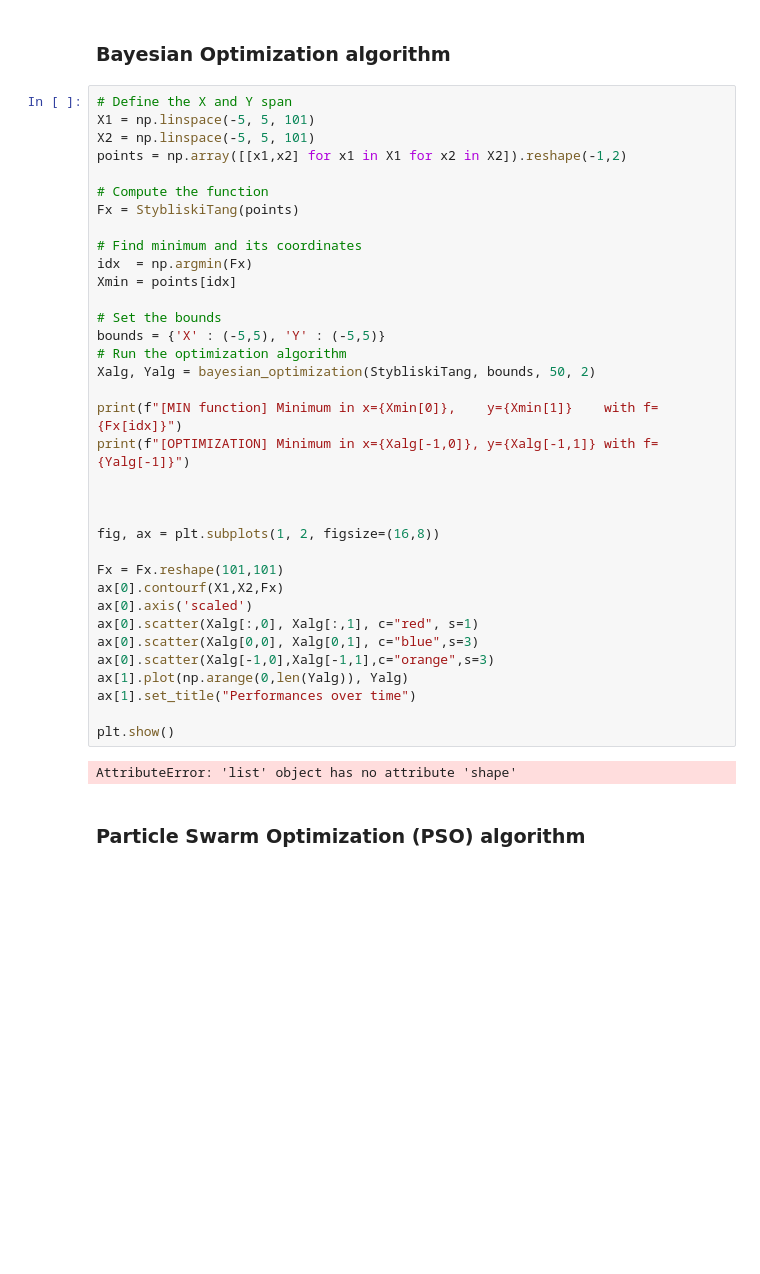
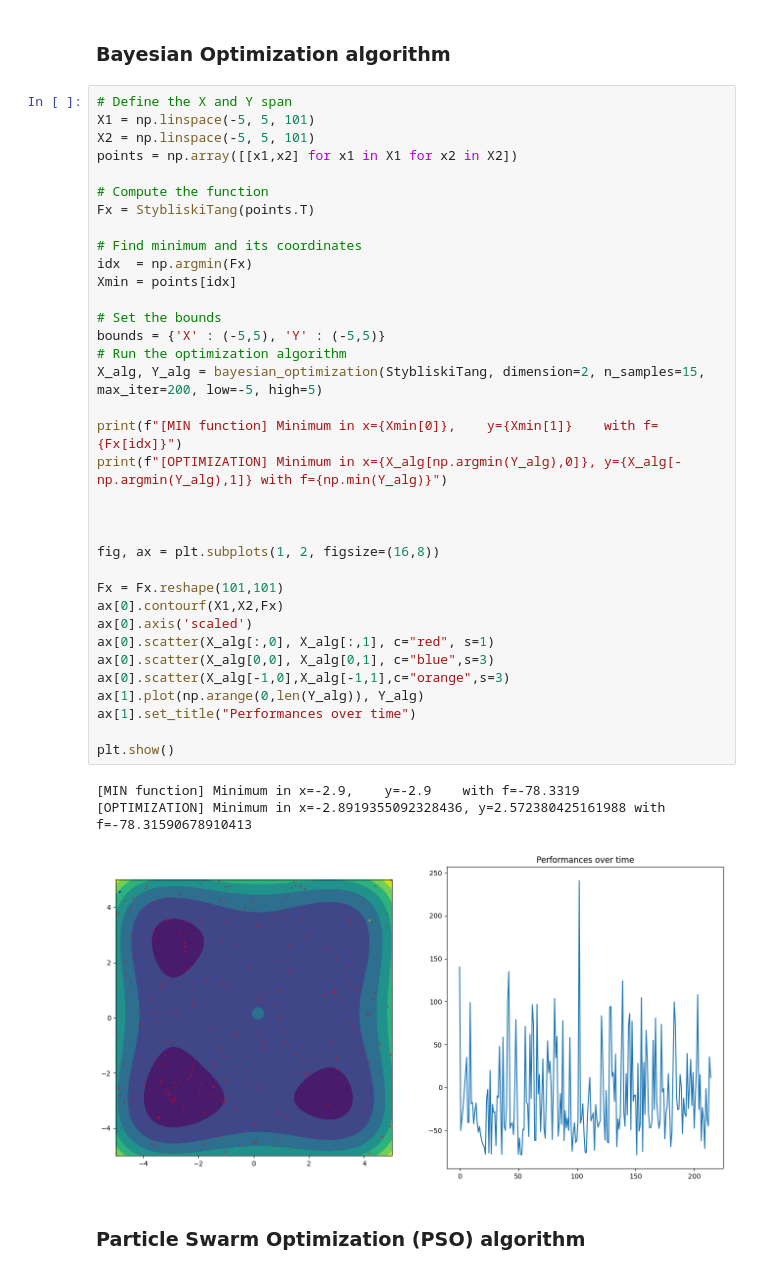
Before and after one commit to oselin/algorithm_development, a Jupyter notebook: main.ipynb, the cells around one changed output. Saved outputs shown, nothing was run; the diff lists cells and outputs as text; blank space fills up the shorter version.

```diff
--- a/main.ipynb
+++ b/main.ipynb
@@ -42,40 +42,42 @@ plt.show()
 # %%
 # Define the X and Y span
 X1 = np.linspace(-5, 5, 101)
 X2 = np.linspace(-5, 5, 101)
-points = np.array([[x1,x2] for x1 in X1 for x2 in X2]).reshape(-1,2)
+points = np.array([[x1,x2] for x1 in X1 for x2 in X2])
 
 # Compute the function
-Fx = StybliskiTang(points)
+Fx = StybliskiTang(points.T)
 
 # Find minimum and its coordinates
 idx  = np.argmin(Fx)
 Xmin = points[idx]
 
 # Set the bounds
 bounds = {'X' : (-5,5), 'Y' : (-5,5)}
 # Run the optimization algorithm
-Xalg, Yalg = bayesian_optimization(StybliskiTang, bounds, 50, 2)
+X_alg, Y_alg = bayesian_optimization(StybliskiTang, dimension=2, n_samples=15, max_iter=200, low=-5, high=5)
 
 print(f"[MIN function] Minimum in x={Xmin[0]},    y={Xmin[1]}    with f={Fx[idx]}")
-print(f"[OPTIMIZATION] Minimum in x={Xalg[-1,0]}, y={Xalg[-1,1]} with f={Yalg[-1]}")
+print(f"[OPTIMIZATION] Minimum in x={X_alg[np.argmin(Y_alg),0]}, y={X_alg[-np.argmin(Y_alg),1]} with f={np.min(Y_alg)}")
 
 
 
 fig, ax = plt.subplots(1, 2, figsize=(16,8))
 
 Fx = Fx.reshape(101,101)
 ax[0].contourf(X1,X2,Fx)
 ax[0].axis('scaled')
-ax[0].scatter(Xalg[:,0], Xalg[:,1], c="red", s=1)
-ax[0].scatter(Xalg[0,0], Xalg[0,1], c="blue",s=3)
-ax[0].scatter(Xalg[-1,0],Xalg[-1,1],c="orange",s=3)
-ax[1].plot(np.arange(0,len(Yalg)), Yalg)
+ax[0].scatter(X_alg[:,0], X_alg[:,1], c="red", s=1)
+ax[0].scatter(X_alg[0,0], X_alg[0,1], c="blue",s=3)
+ax[0].scatter(X_alg[-1,0],X_alg[-1,1],c="orange",s=3)
+ax[1].plot(np.arange(0,len(Y_alg)), Y_alg)
 ax[1].set_title("Performances over time")
 
 plt.show()
 # %% [output]
-AttributeError: 'list' object has no attribute 'shape'
+[MIN function] Minimum in x=-2.9,    y=-2.9    with f=-78.3319
+[OPTIMIZATION] Minimum in x=-2.8919355092328436, y=2.572380425161988 with f=-78.31590678910413
+[figure, added]
 # %% [markdown]
 ### Particle Swarm Optimization (PSO) algorithm
 # %%
```
Also changed, not shown: parts of 10 cells of this notebook, 17 other files.
